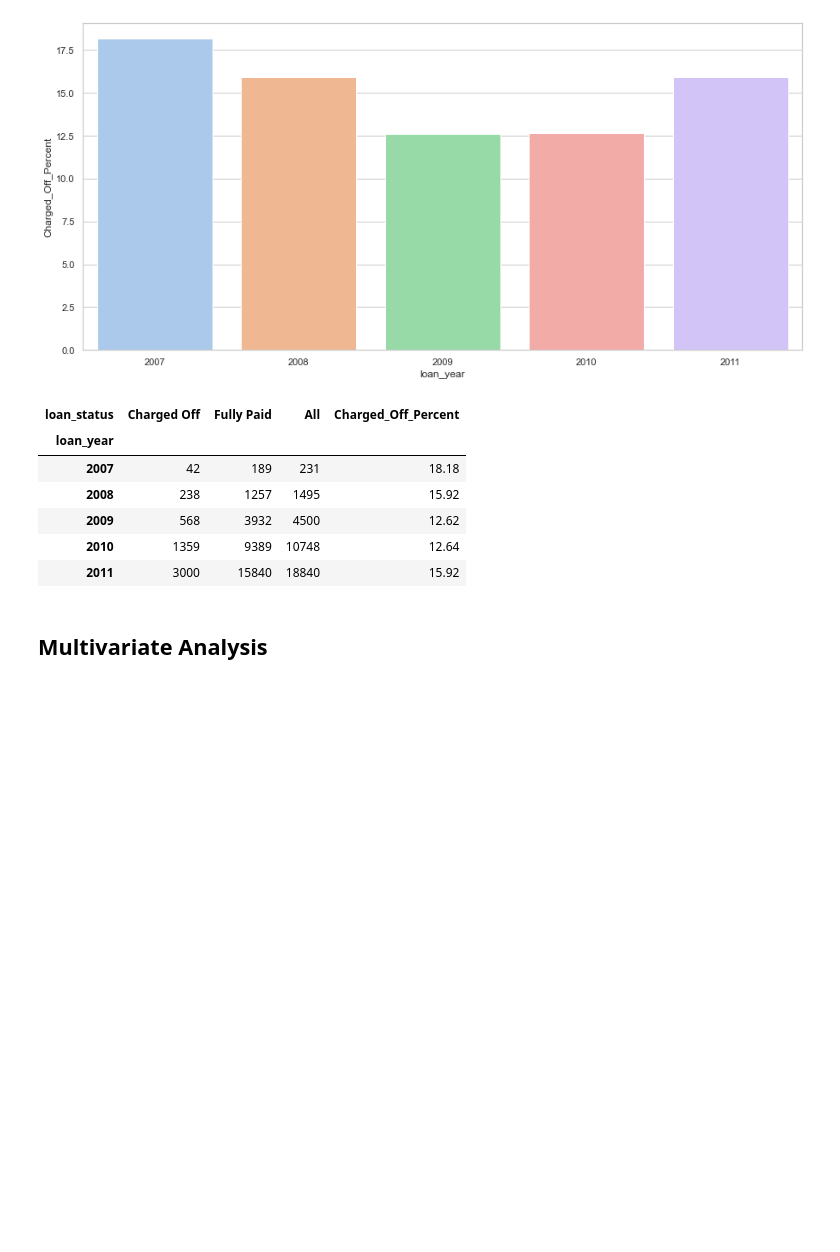
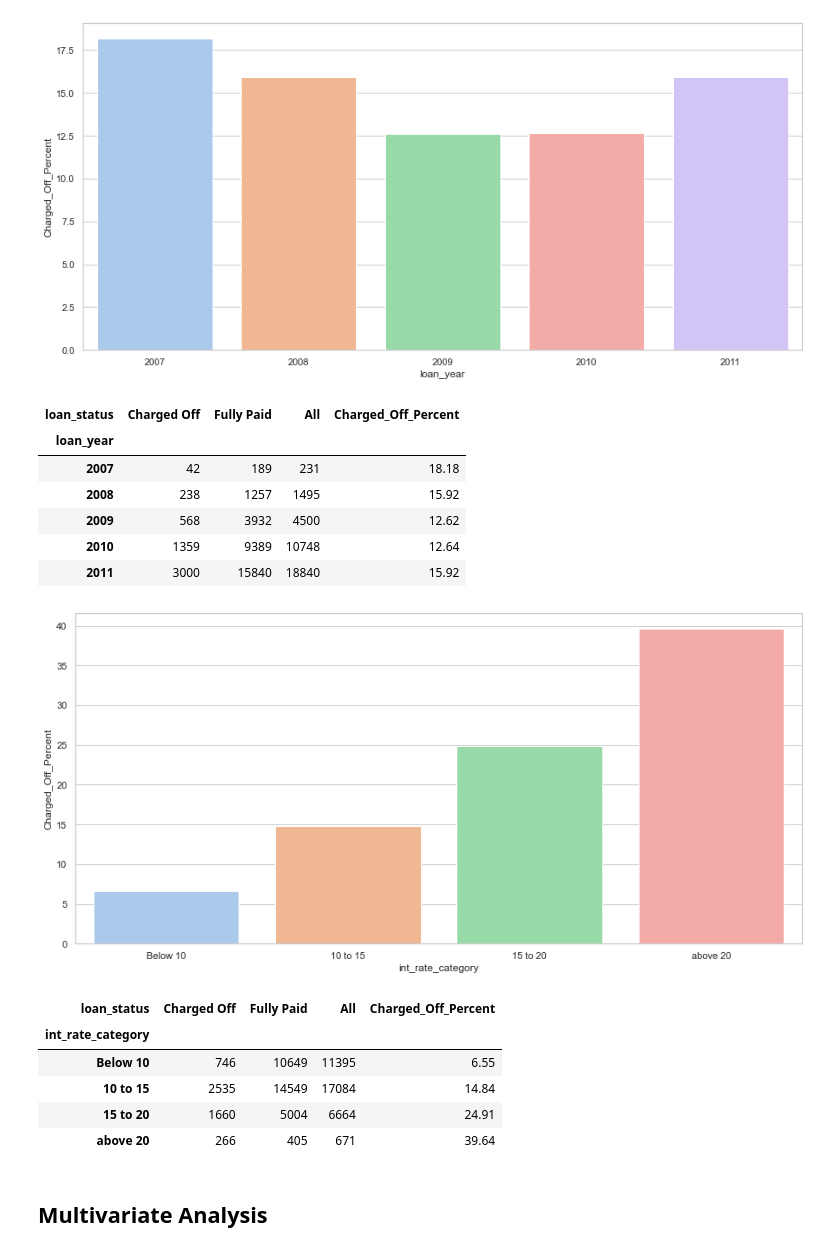
Before and after one commit to kaushikthe1/Lending-Club-Case-Study-EDA-, a Jupyter notebook: SGC_ML_C33_CC_G08_Facilitator_Kaushik Mukhopadhyay.ipynb, the cells around one changed output. Cells and saved outputs as stored; diff of their text form; code cells hidden in the pictures; blank space fills up the shorter version.

```diff
--- a/SGC_ML_C33_CC_G08_Facilitator_Kaushik Mukhopadhyay.ipynb
+++ b/SGC_ML_C33_CC_G08_Facilitator_Kaushik Mukhopadhyay.ipynb
@@ -1388,6 +1403,16 @@ charged_off_calculation(final_loan_df_2, 'loan_year', figsize=(15,7))
 | 2009 | 568 | 3932 | 4500 | 12.62 |
 | 2010 | 1359 | 9389 | 10748 | 12.64 |
 | 2011 | 3000 | 15840 | 18840 | 15.92 |
+# %%
+charged_off_calculation(final_loan_df_2, 'int_rate_category', figsize=(15,7))
+# %% [output]
+[figure, added]
+| loan_status | Charged Off | Fully Paid | All | Charged_Off_Percent |
+| int_rate_category |  |  |  |  |
+| Below 10 | 746 | 10649 | 11395 | 6.55 |
+| 10 to 15 | 2535 | 14549 | 17084 | 14.84 |
+| 15 to 20 | 1660 | 5004 | 6664 | 24.91 |
+| above 20 | 266 | 405 | 671 | 39.64 |
 # %% [markdown]
 ## Multivariate Analysis
 # %%
```
Also changed, not shown: parts of 17 cells of this notebook, 1 other file.
